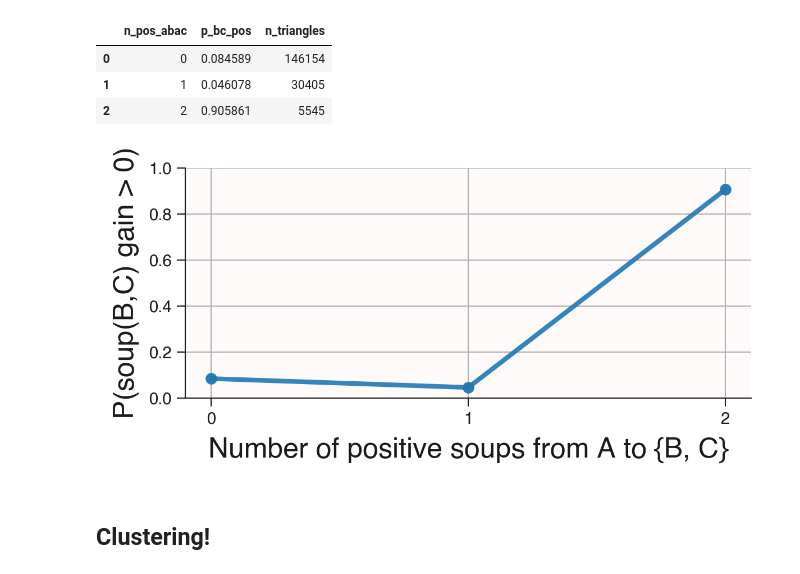
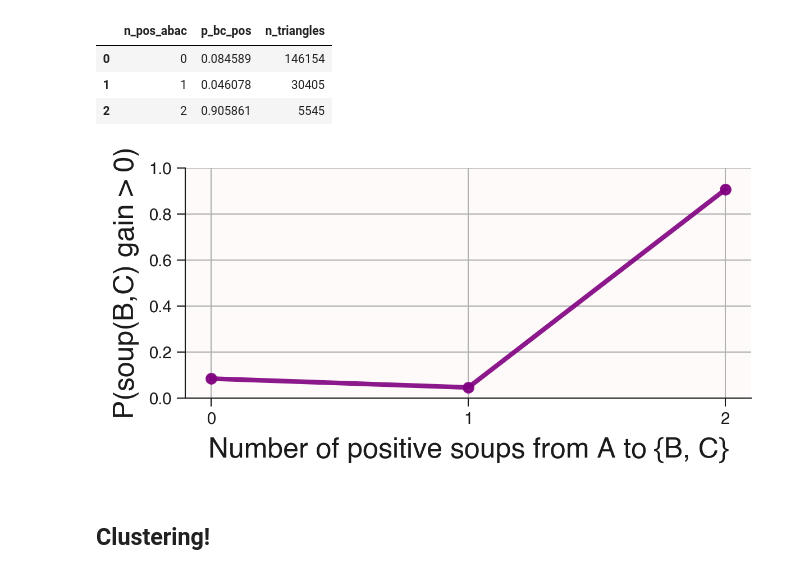
Before and after one commit to chipnbits/too-salty, a Jupyter notebook: notebooks/4. Transitivity.ipynb, the cells around one changed output. Saved outputs shown, nothing was run; the diff lists cells and outputs as text; code cells hidden in the pictures.

```diff
--- a/notebooks/4. Transitivity.ipynb
+++ b/notebooks/4. Transitivity.ipynb
@@ -214,36 +214,37 @@ fig, ax1 = plt.subplots(figsize=(4, 2))
 ax1.plot(
     plot_df['n_pos_abac'],
     plot_df['p_bc_pos'],
     marker='o',
     markersize=4,
     linewidth=2,
-    alpha=0.9
+    alpha=0.9,
+    c='purple'
 )
 ax1.set_xlabel('Number of positive soups from A to {B, C}', fontsize=12)
 ax1.set_ylabel('P(soup(B,C) gain > 0)', fontsize=12)
 ax1.set_ylim(0, 1)
 
 # Axis 2: counts (log scale)
 # ax2 = ax1.twinx()
 # ax2.plot(
 #     plot_df['n_pos_abac'],
 #     # plot_df['n_triangles'],
 #     marker='o',
 #     markersize=4,
 #     linewidth=2,
 #     linestyle='--',
 # )
 # ax2.set_ylabel('Number of triangles (log scale)')
 # ax2.set_yscale('log')
 
 ax1.set_xticks([0, 1, 2])
 # ax1.set_title('Binary transitivity of soup gain with triangle counts (log)')
 
 plt.tight_layout()
-plt.savefig('../report/figures/transitivity_binary.pdf')
+plt.savefig('../iclr_report/poster_figures/transitivity_binary.svg')
 plt.show()
 # %% [output]
-[figure, old version]
+[figure, new version]
 # %% [markdown]
 ## Clustering!
 # %%
```
Also changed, not shown: parts of 3 cells of this notebook, 10 other files.
